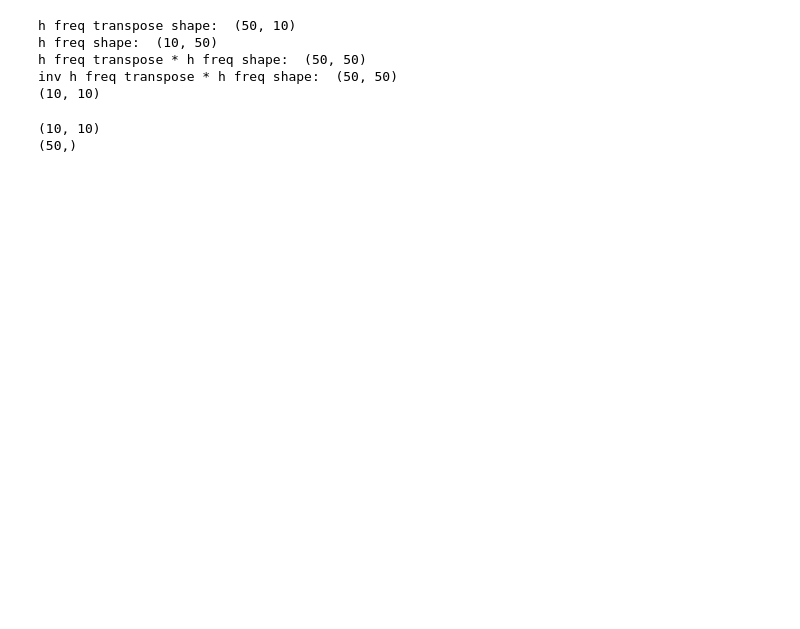
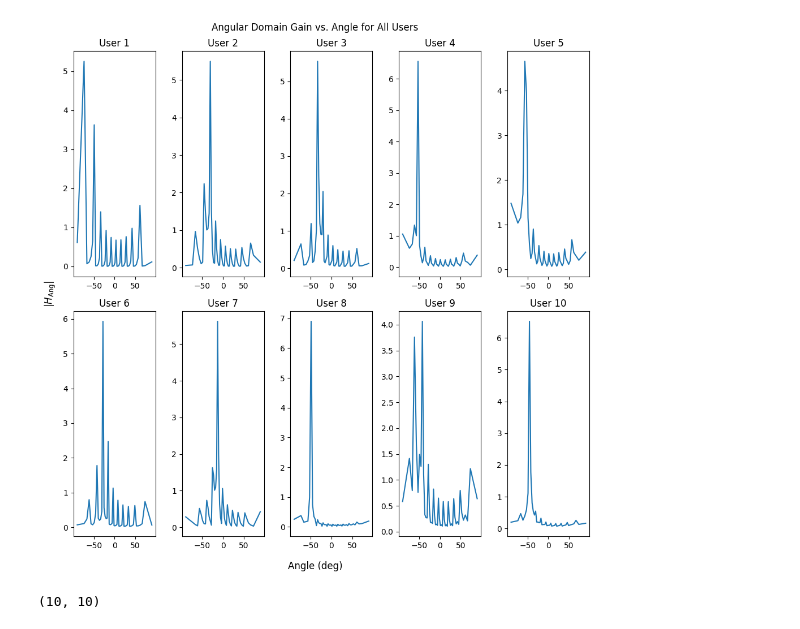
Before and after one commit to ear0/ECE575FP, a Jupyter notebook: mu_mimo.ipynb, the cells around one changed output. Drawn from its saved outputs; the diff is of its cells as text; code cells hidden in the pictures; blank space fills up the shorter version.

Commit message:
Uploading since git machine broke
finished mu-mimo calculations

```diff
--- a/mu_mimo.ipynb
+++ b/mu_mimo.ipynb
@@ -148,24 +162,39 @@ plt.show()
+# %%
+Ut = create_U_P2P(N_TX, D_BY_LAMBDA)
+H = h_freq
+Ha = h_freq @ Ut
+abs_Ha = np.abs(Ha)
+# plt.figure(figsize = (10,10))
+# for k in range(N_RX):
+#     gain = np.abs(Ha)[k]
+#     plt.plot(gain, label = f"User {k + 1}")
+
+angs_deg = np.arcsin(np.linspace(-1, 1, N_TX)) * 180 /PI
+fig2, axs2 = plt.subplots(2,5, figsize = (10,10))
+axs2 = axs2.flatten()
+
+for i, ax in enumerate(axs2):
+    ax.plot(angs_deg, abs_Ha[i])
+    ax.set_title(f"User {i + 1}")
+
+fig2.supxlabel("Angle (deg)")
+fig2.supylabel(r"|$H_\text{Ang}$|")
+fig2.suptitle("Angular Domain Gain vs. Angle for All Users")
+plt.tight_layout()
+plt.show()
+# %% [output]
+[figure, added]
 # %%
-# zf_mat = sionna.phy.mimo.rzf_precoding_matrix(h_freq_FC)
-print("h freq transpose shape: ", h_freq.T.shape)
-print("h freq shape: ", h_freq.shape)
-print("h freq transpose * h freq shape: ", (h_freq.T @ h_freq).shape)
-print("inv h freq transpose * h freq shape: ", np.linalg.inv(h_freq.conj().T @ h_freq).shape)
-zf_mat = h_freq.conj() @ np.linalg.inv(h_freq.conj().T @ h_freq)
-H_zf = h_freq @ zf_mat.T
-print(H_zf.shape)
+W = H.conj().T @ np.linalg.inv(H @ H.conj().T) #unnormalized
+W = W / np.linalg.norm(W, 'fro') #total power (frobenius) normalization
+Wa = Ha.conj().T @ np.linalg.inv(Ha @ Ha.conj().T) #normalized
+Wa =  Wa / np.linalg.norm(Wa, 'fro') #total power (frobenius) normalization
+abs_W = np.abs(W)
+abs_Wa = np.abs(Wa)
+H_ZF = H @ W
+Ha_ZF = Ha @ Wa
+abs_H_ZF = np.abs(H_ZF)
+abs_Ha_ZF = np.abs(Ha_ZF)
+print(H_ZF.shape)
 # %% [output]
-h freq transpose shape:  (50, 10)
-h freq shape:  (10, 50)
-h freq transpose * h freq shape:  (50, 50)
-inv h freq transpose * h freq shape:  (50, 50)
 (10, 10)
-# %%
-Ut = create_U_P2P(N_TX, D_BY_LAMBDA)
-Ur = create_U_P2P(N_RX, D_BY_LAMBDA)
-print(Ur.shape)
-print(Ut[0].shape)
-Ha = Ur.conj().T @ H_zf
-# %% [output]
-(10, 10)
-(50,)
```
Also changed, not shown: parts of 11 cells of this notebook, 1 other file.
